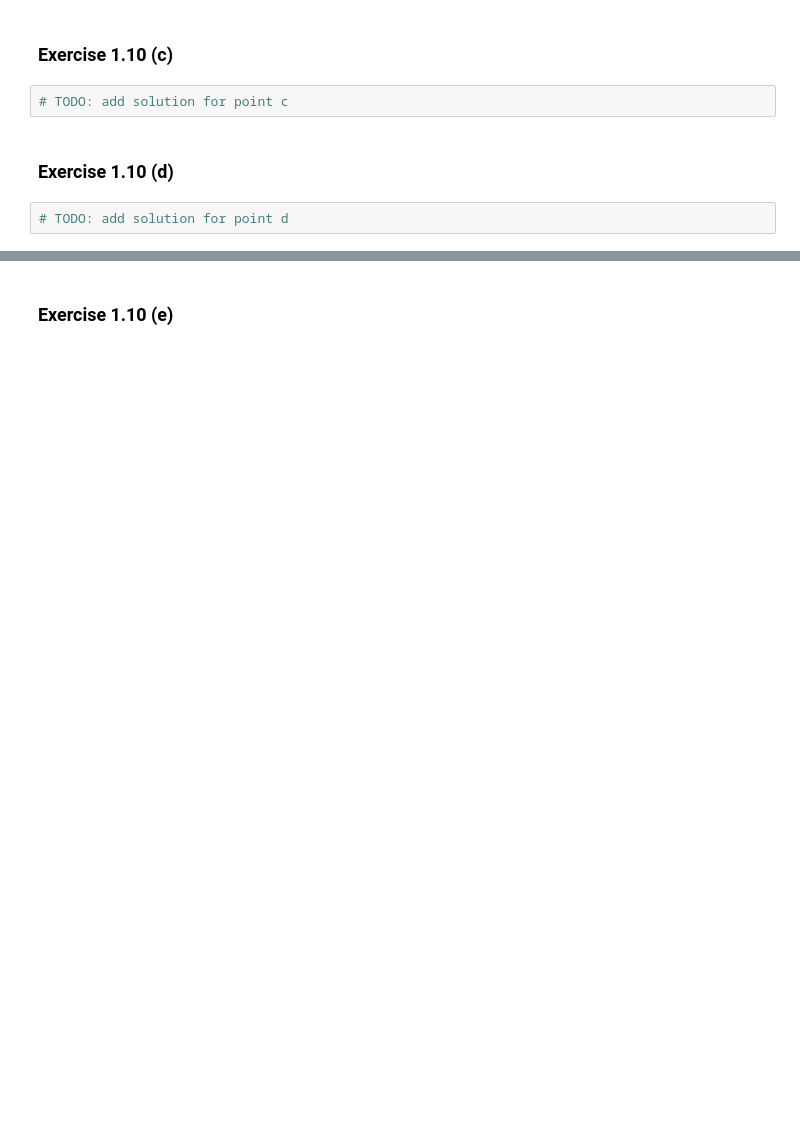
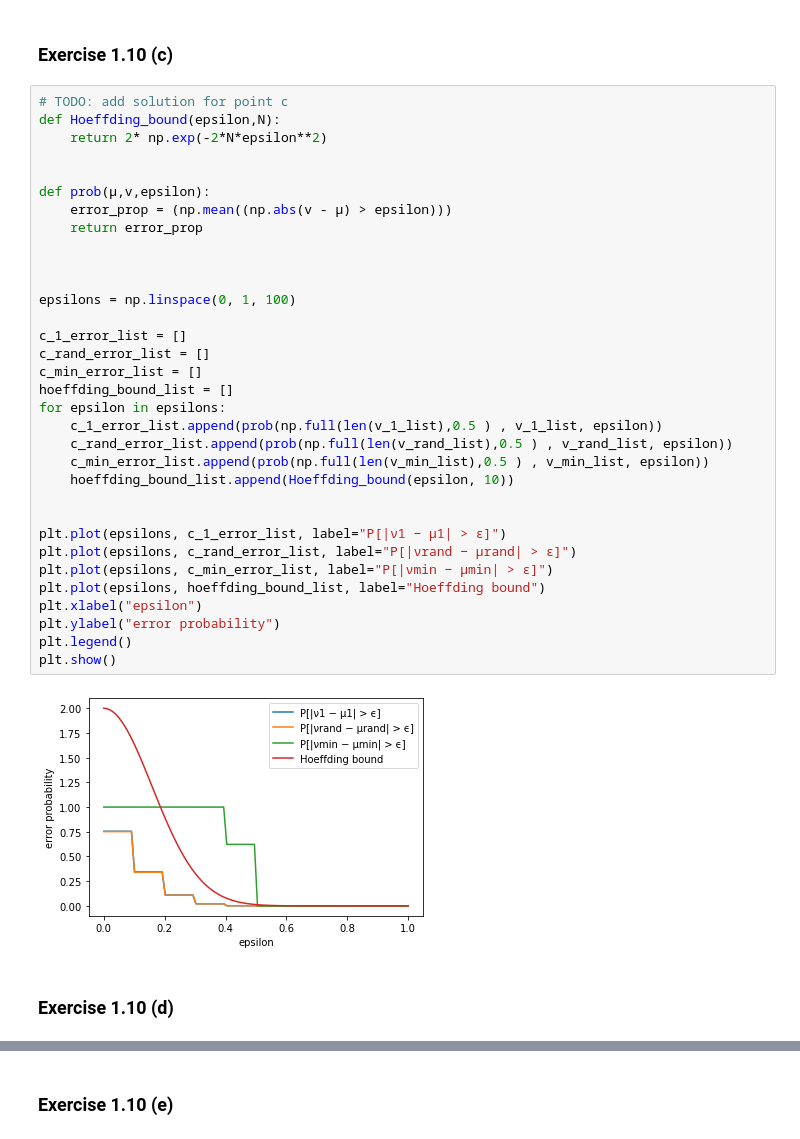
Before and after one commit to norhanreda/machine-learning-assignments, a Jupyter notebook: assignment1/assignment1-notebook.ipynb, the cells around one changed output, grey strips where cells are left out. Drawn from its saved outputs; the diff is of its cells as text; blank space fills up the shorter version.

```diff
--- a/assignment1/assignment1-notebook.ipynb
+++ b/assignment1/assignment1-notebook.ipynb
@@ -21,8 +90,39 @@ def flip_coin():
 # %% [markdown]
 ### Exercise 1.10 (c)
-# %%
-# TODO: add solution for point c
+# %%
+# TODO: add solution for point c
+def Hoeffding_bound(epsilon,N):
+    return 2* np.exp(-2*N*epsilon**2)
+
+
+def prob(μ,v,epsilon):
+    error_prop = (np.mean((np.abs(v - μ) > epsilon)))
+    return error_prop
+
+
+
+epsilons = np.linspace(0, 1, 100)
+
+c_1_error_list = []
+c_rand_error_list = []
+c_min_error_list = []
+hoeffding_bound_list = []
+for epsilon in epsilons:
+    c_1_error_list.append(prob(np.full(len(v_1_list),0.5 ) , v_1_list, epsilon))
+    c_rand_error_list.append(prob(np.full(len(v_rand_list),0.5 ) , v_rand_list, epsilon))
+    c_min_error_list.append(prob(np.full(len(v_min_list),0.5 ) , v_min_list, epsilon))
+    hoeffding_bound_list.append(Hoeffding_bound(epsilon, 10))
+
+
+plt.plot(epsilons, c_1_error_list, label="P[|ν1 − μ1| > ϵ]")
+plt.plot(epsilons, c_rand_error_list, label="P[|νrand − μrand| > ϵ]")
+plt.plot(epsilons, c_min_error_list, label="P[|νmin − μmin| > ϵ]")
+plt.plot(epsilons, hoeffding_bound_list, label="Hoeffding bound")
+plt.xlabel("epsilon")
+plt.ylabel("error probability")
+plt.legend()
+plt.show()
+# %% [output]
+[figure, added]
 # %% [markdown]
 ### Exercise 1.10 (d)
-# %%
-# TODO: add solution for point d
```
Also changed, not shown: parts of 29 cells of this notebook, 2 other files.
